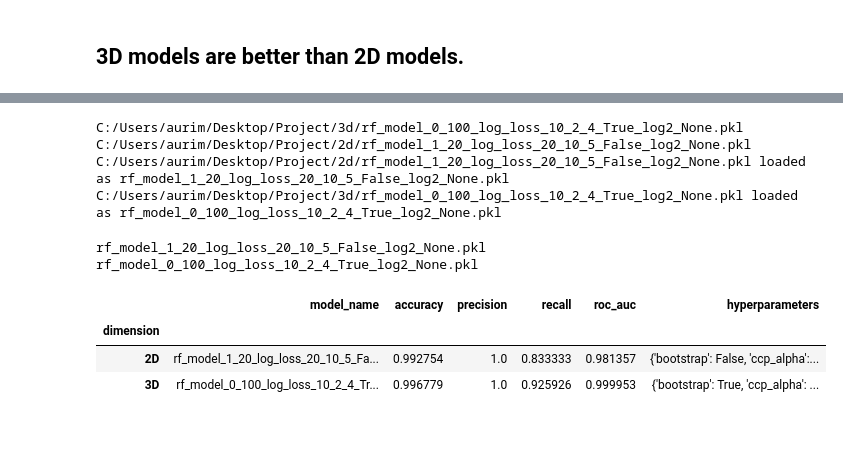
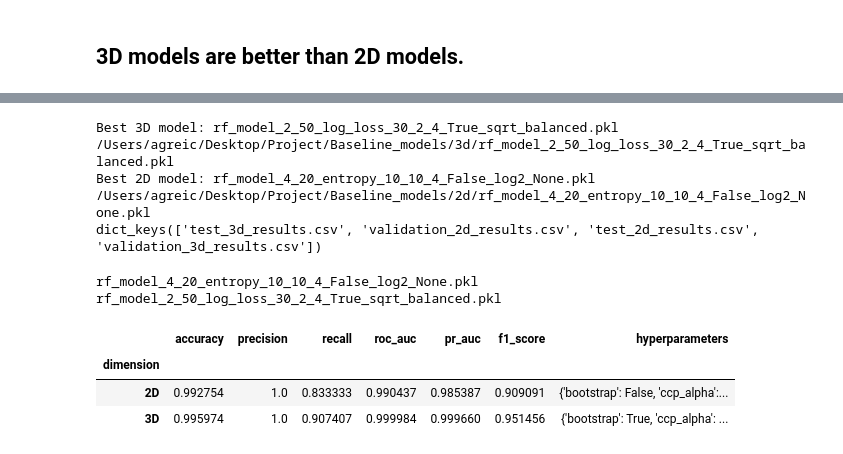
Before and after one commit to dsethz/cell-classification, a Jupyter notebook: Analysis/Data_analysis_3Dvs2D.ipynb, the cells around one changed output, grey strips where cells are left out. Saved outputs shown, nothing was run; the diff lists cells and outputs as text; code cells hidden in the pictures.

```diff
--- a/Analysis/Data_analysis_3Dvs2D.ipynb
+++ b/Analysis/Data_analysis_3Dvs2D.ipynb
@@ -68,3 +77,6 @@ results_2D.pkl:
 # %%
-# Sort by roc_auc
-sorted_data = {k: v.sort_values(by='roc_auc', ascending=False) for k, v in data.items()}
+# Sort by pr_auc
+sorted_data = {k: v.sort_values(by='pr_auc', ascending=False) for k, v in data.items()}
+print(sorted_data.keys())
+
+sorted_data['validation_3d_results.csv'].head()
@@ -71,6 +91,8 @@ sorted_data = {k: v.sort_values(by='roc_auc', ascending=False) for k, v in data.
 # %%
-df2d = sorted_data['validation_2D.pkl'].sort_values(by=['roc_auc','accuracy'],ascending=False)
-df3d = sorted_data['validation_3D.pkl'].sort_values(by=['roc_auc','accuracy'],ascending=False)
+df2d = sorted_data['validation_2d_results.csv'].sort_values(by=['pr_auc','accuracy'],ascending=False)
+df3d = sorted_data['validation_3d_results.csv'].sort_values(by=['pr_auc','accuracy'],ascending=False)
+
+# dict_keys(['test_3d_results.csv', 'validation_2d_results.csv', 'test_2d_results.csv', 'validation_3d_results.csv'])
 
 # dict_keys(['results_2D.pkl', 'results_3D.pkl', 'validation_2D.pkl', 'validation_3D.pkl'])
 # %%
@@ -151,65 +173,71 @@ Best hyperparameters for 3D model:
 # %%
 # The model_name follows this convention:  model_name = f'rf_model_{index}_{n_estimators}_{criterion}_{max_depth}_{min_samples_split}_{min_samples_leaf}_{bootstrap}_{max_features}_{class_weight}.pkl'
 # The best model is the first one in the sorted dataframe
-best_model_3d = df3d.head(1)['model_name'].values[0]
+best_model_3d = df3d.head()['Unnamed: 0'].values[0]
+print(f'Best 3D model: {best_model_3d}')
 best_model_3d_path = model_root_dir + '3d/' + best_model_3d
 print(best_model_3d_path)
 
-best_model_2d = df2d.head(1)['model_name'].values[0]
+best_model_2d = df2d.head()['Unnamed: 0'].values[0]
+print(f'Best 2D model: {best_model_2d}')
 best_model_2d_path = model_root_dir + '2d/' + best_model_2d
 print(best_model_2d_path)
 
-model_dict = {}
-for model in [best_model_2d_path, best_model_3d_path]:
-    with open(model, 'rb') as f:
-        model_dict[os.path.basename(model)] = pickle.load(f)
-        print(f'{model} loaded as {os.path.basename(model)}')
+# model_dict = {}
+# for model in [best_model_2d_path, best_model_3d_path]:
+#     with open(model, 'rb') as f:
+#         model_dict[os.path.basename(model)] = pickle.load(f)
+#         print(f'{model} loaded as {os.path.basename(model)}')
+
+print(data.keys())
 # %% [output]
-C:/Users/aurim/Desktop/Project/3d/rf_model_0_100_log_loss_10_2_4_True_log2_None.pkl
-C:/Users/aurim/Desktop/Project/2d/rf_model_1_20_log_loss_20_10_5_False_log2_None.pkl
-C:/Users/aurim/Desktop/Project/2d/rf_model_1_20_log_loss_20_10_5_False_log2_None.pkl loaded as rf_model_1_20_log_loss_20_10_5_False_log2_None.pkl
-C:/Users/aurim/Desktop/Project/3d/rf_model_0_100_log_loss_10_2_4_True_log2_None.pkl loaded as rf_model_0_100_log_loss_10_2_4_True_log2_None.pkl
+Best 3D model: rf_model_2_50_log_loss_30_2_4_True_sqrt_balanced.pkl
+/Users/agreic/Desktop/Project/Baseline_models/3d/rf_model_2_50_log_loss_30_2_4_True_sqrt_balanced.pkl
+Best 2D model: rf_model_4_20_entropy_10_10_4_False_log2_None.pkl
+/Users/agreic/Desktop/Project/Baseline_models/2d/rf_model_4_20_entropy_10_10_4_False_log2_None.pkl
+dict_keys(['test_3d_results.csv', 'validation_2d_results.csv', 'test_2d_results.csv', 'validation_3d_results.csv'])
 # %%
 # Get the rows in the appropriate test sets where the name is model_name
 # test set are results_2D.pkl and results_3D.pkl
-test_2d = data['results_2D.pkl']
-test_3d = data['results_3D.pkl']
+
+test_2d = pd.DataFrame(data['test_2d_results.csv'])
+test_3d = pd.DataFrame(data['test_3d_results.csv'])
 
 # Find where the model name is the same as the best model
-best_model_2d = df2d.head(1)['model_name'].values[0]
-best_model_3d = df3d.head(1)['model_name'].values[0]
+best_model_2d = df2d.head(1)['Unnamed: 0'].values[0]
+best_model_3d = df3d.head(1)['Unnamed: 0'].values[0]
 
 print(best_model_2d)
 print(best_model_3d)
 
 # Get the rows where the model name is the same as the best model
-best_model_2d_row = test_2d[test_2d['model_name'] == best_model_2d]
-best_model_3d_row = test_3d[test_3d['model_name'] == best_model_3d]
+best_model_2d_row = test_2d[test_2d['Unnamed: 0'] == best_model_2d]
+best_model_3d_row = test_3d[test_3d['Unnamed: 0'] == best_model_3d]
 
 # Put it into a pandas dataframe and present the results nicely:
 best_model_2d_row = pd.DataFrame(best_model_2d_row)
 best_model_3d_row = pd.DataFrame(best_model_3d_row)
 
-best_model_2d_row = best_model_2d_row.drop(columns=['model_name'])
+best_model_2d_row = best_model_2d_row.drop(columns=['Unnamed: 0'])
 best_model_2d_row['dimension'] = '2D'
-best_model_3d_row = best_model_3d_row.drop(columns=['model_name'])
+best_model_3d_row = best_model_3d_row.drop(columns=['Unnamed: 0'])
 best_model_3d_row['dimension'] = '3D'
 
 # Concatenate the two dataframes
 best_model_2d_row = best_model_2d_row.set_index('dimension')
 best_model_3d_row = best_model_3d_row.set_index('dimension')
 
 df = pd.concat([best_model_2d_row, best_model_3d_row])
 # Rename column to model_name
 df.rename(columns={'Unnamed: 0':'model_name'}, inplace=True)
 
 df.head()
 # %% [output]
-rf_model_1_20_log_loss_20_10_5_False_log2_None.pkl
-rf_model_0_100_log_loss_10_2_4_True_log2_None.pkl
+rf_model_4_20_entropy_10_10_4_False_log2_None.pkl
+rf_model_2_50_log_loss_30_2_4_True_sqrt_balanced.pkl
-|  | model_name | accuracy | precision | recall | roc_auc | hyperparameters |
-| dimension |  |  |  |  |  |  |
-| 2D | rf_model_1_20_log_loss_20_10_5_Fa... | 0.992754 | 1.0 | 0.833333 | 0.981357 | {'bootstrap': False, 'ccp_alpha':... |
-| 3D | rf_model_0_100_log_loss_10_2_4_Tr... | 0.996779 | 1.0 | 0.925926 | 0.999953 | {'bootstrap': True, 'ccp_alpha': ... |
+|  | accuracy | precision | recall | roc_auc | pr_auc | f1_score | hyperparameters |
+| dimension |  |  |  |  |  |  |  |
+| 2D | 0.992754 | 1.0 | 0.833333 | 0.990437 | 0.985387 | 0.909091 | {'bootstrap': False, 'ccp_alpha':... |
+| 3D | 0.995974 | 1.0 | 0.907407 | 0.999984 | 0.999660 | 0.951456 | {'bootstrap': True, 'ccp_alpha': ... |
 # %%
 # Export the dataframe to a csv file
```
Also changed, not shown: parts of 8 cells of this notebook.
